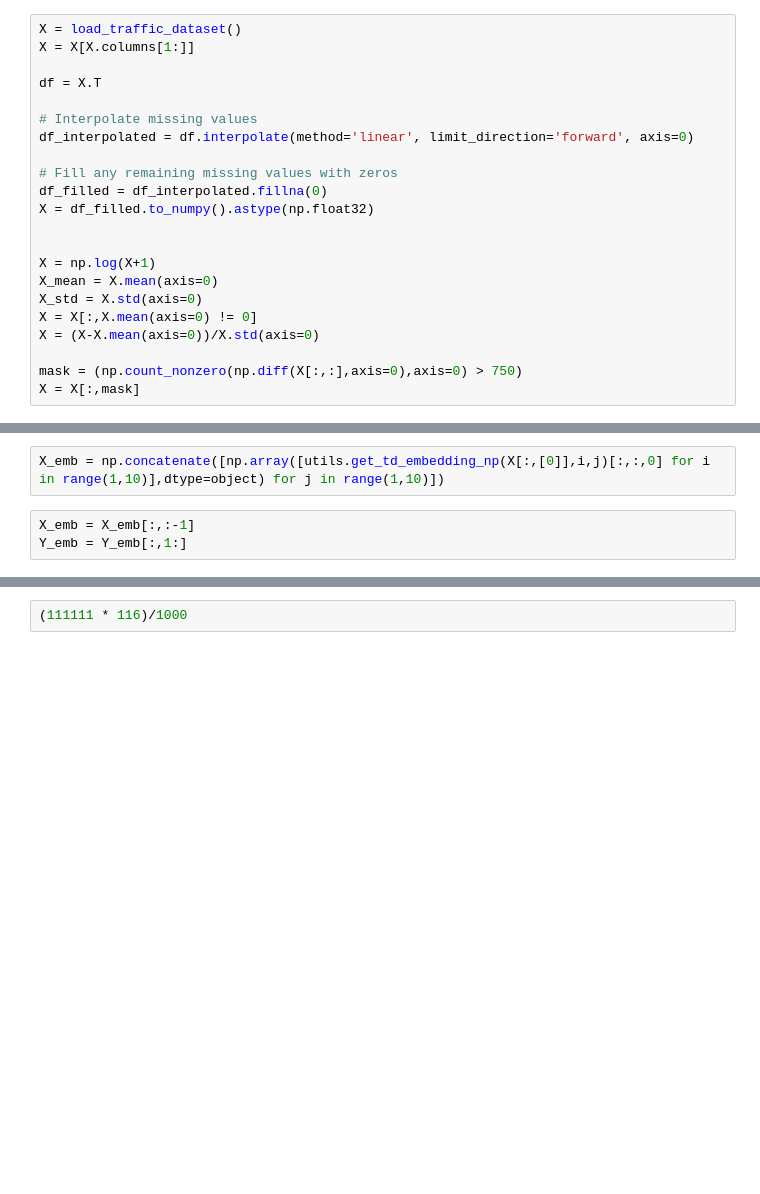
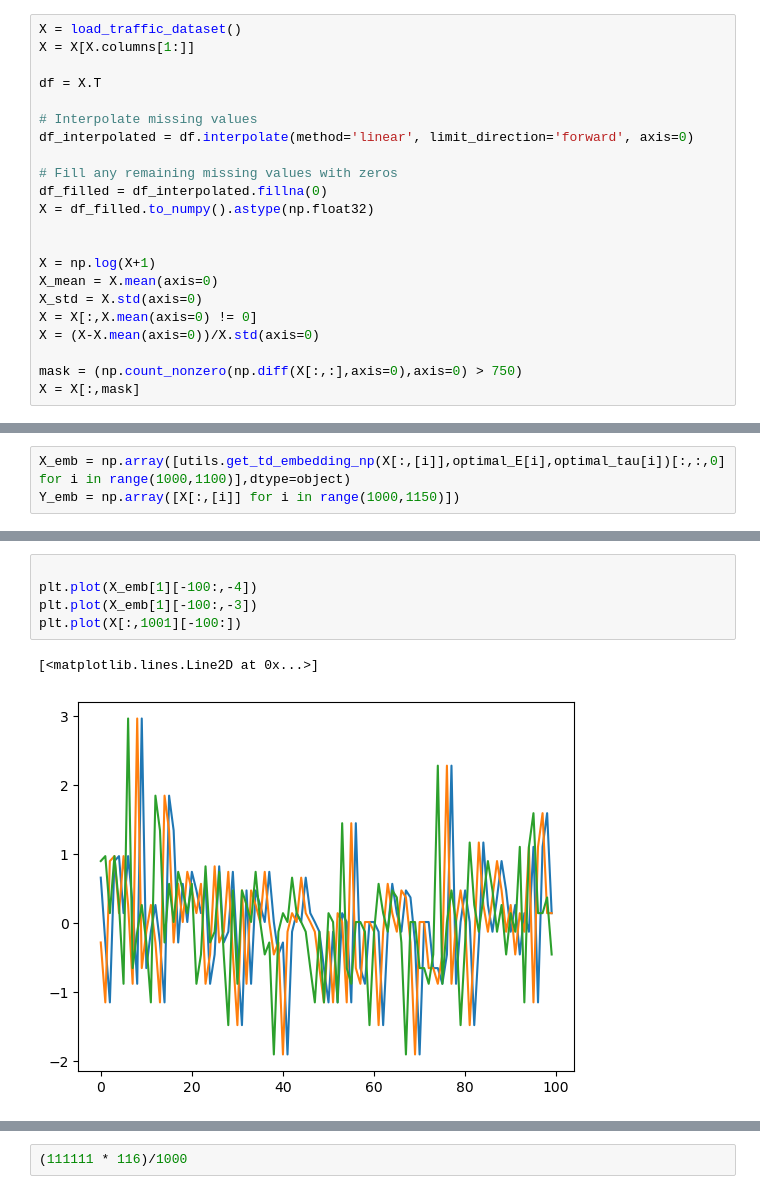
Before and after one commit to z7743/manifold_learning, a Jupyter notebook: notebooks/CCM_test.ipynb, the cells around one changed output, grey strips where cells are left out. Cells and saved outputs as stored; diff of their text form; blank space fills up the shorter version.

```diff
--- a/notebooks/CCM_test.ipynb
+++ b/notebooks/CCM_test.ipynb
@@ -67,5 +93,3 @@ Y_emb = np.transpose(utils.get_td_embedding_np(X[:,0:200],3,1),(2,0,1)).astype(n
 # %%
-X_emb = np.concatenate([np.array([utils.get_td_embedding_np(X[:,[0]],i,j)[:,:,0] for i in range(1,10)],dtype=object) for j in range(1,10)])
+X_emb = np.array([utils.get_td_embedding_np(X[:,[i]],optimal_E[i],optimal_tau[i])[:,:,0] for i in range(1000,1100)],dtype=object)
+Y_emb = np.array([X[:,[i]] for i in range(1000,1150)])
-# %%
-X_emb = X_emb[:,:-1]
-Y_emb = Y_emb[:,1:]
@@ -80,0 +96,8 @@ plt.matshow(ccm.compute(X_emb,X_emb[:],600,200,10,10,0)[-1],vmax=1,vmin=0)
+# %%
+
+plt.plot(X_emb[1][-100:,-4])
+plt.plot(X_emb[1][-100:,-3])
+plt.plot(X[:,1001][-100:])
+# %% [output]
+[<matplotlib.lines.Line2D at 0x...>]
+[figure, added]
```
Also changed, not shown: parts of 15 cells of this notebook.
